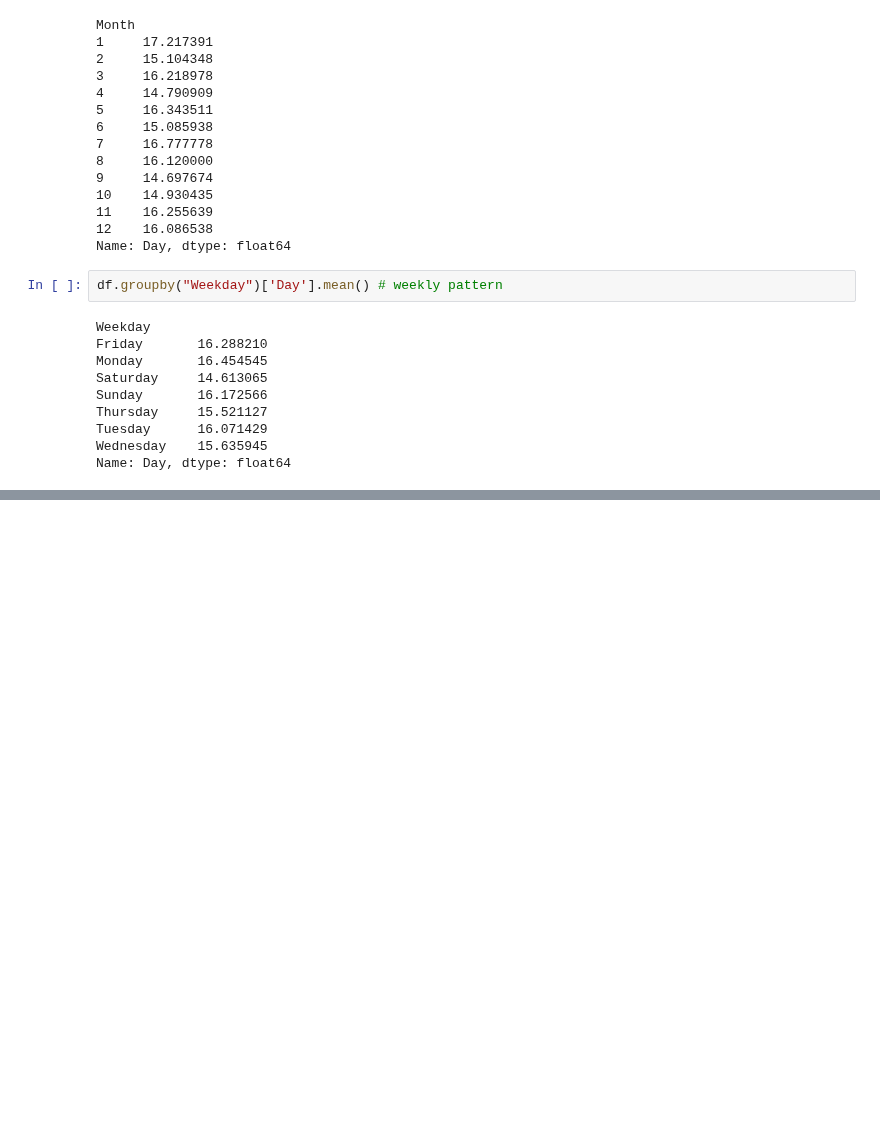
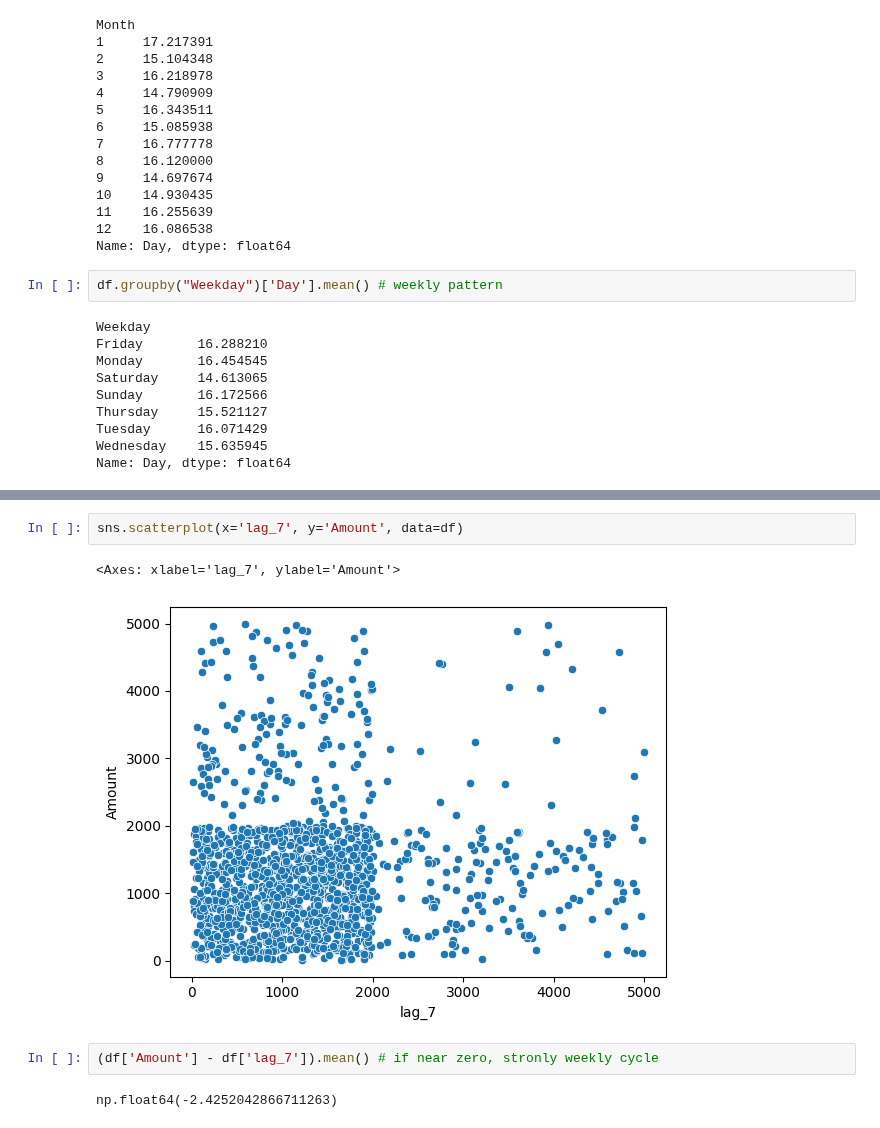
Before and after one commit to SakshiKhatiwada/Python, a Jupyter notebook: Machine-Learning/d4-univariate-analysis-self.ipynb, the cells around one changed output, grey strips where cells are left out. Saved outputs shown, nothing was run; the diff lists cells and outputs as text; blank space fills up the shorter version.

```diff
--- a/Machine-Learning/d4-univariate-analysis-self.ipynb
+++ b/Machine-Learning/d4-univariate-analysis-self.ipynb
@@ -323,0 +387,9 @@ Name: Day, dtype: float64
+# %%
+sns.scatterplot(x='lag_7', y='Amount', data=df)
+# %% [output]
+<Axes: xlabel='lag_7', ylabel='Amount'>
+[figure, added]
+# %%
+(df['Amount'] - df['lag_7']).mean() # if near zero, stronly weekly cycle
+# %% [output]
+np.float64(-2.4252042866711263)
```
Also changed, not shown: parts of 10 cells of this notebook.
